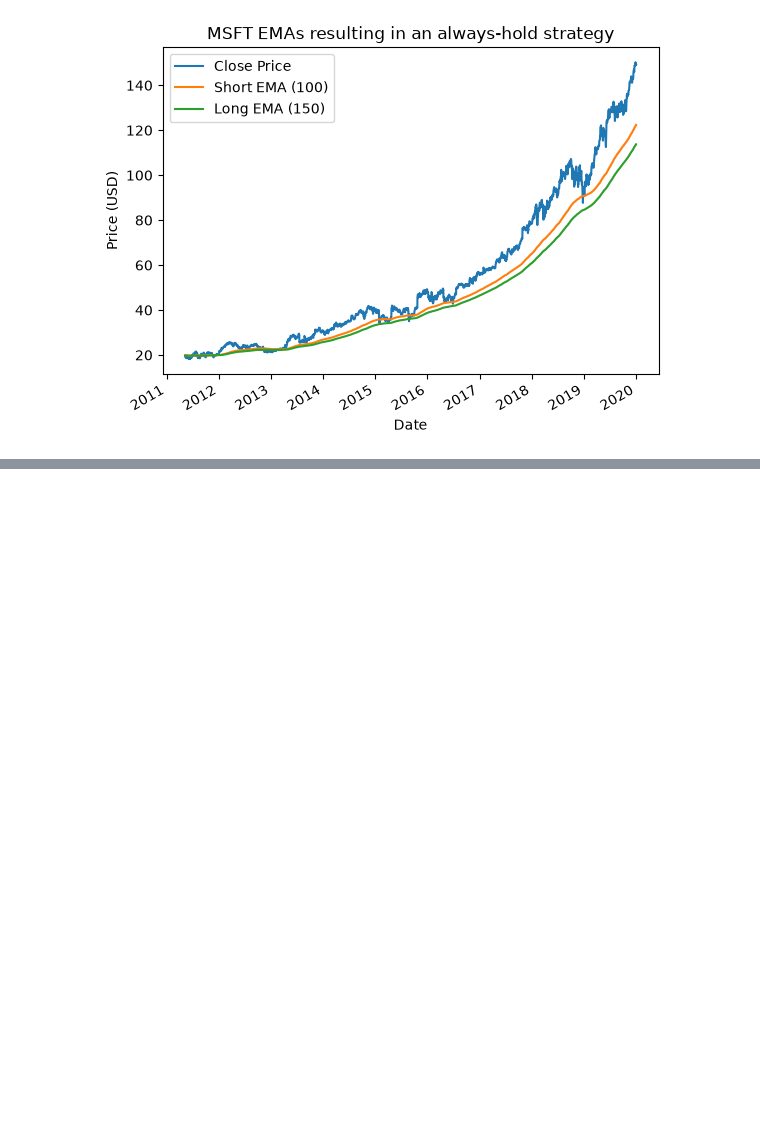
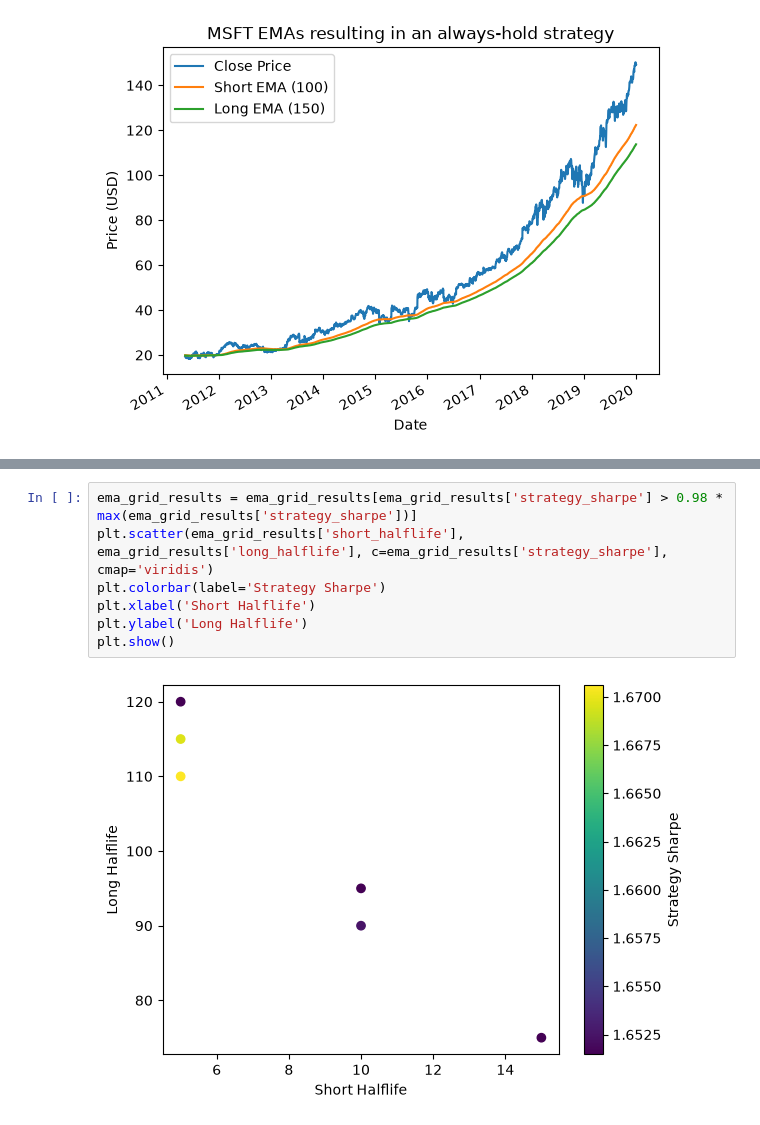
Before and after one commit to charlien74/systematic-trading-research, a Jupyter notebook: notebooks/01_exponential_moving_averages.ipynb, the cells around one changed output, grey strips where cells are left out. Saved outputs shown, nothing was run; the diff lists cells and outputs as text; blank space fills up the shorter version.

```diff
--- a/notebooks/01_exponential_moving_averages.ipynb
+++ b/notebooks/01_exponential_moving_averages.ipynb
@@ -326,0 +341,9 @@ averaged_df.sort_values(by="strategy_sharpe", ascending=False).head(10)
+# %%
+ema_grid_results = ema_grid_results[ema_grid_results['strategy_sharpe'] > 0.98 * max(ema_grid_results['strategy_sharpe'])]
+plt.scatter(ema_grid_results['short_halflife'], ema_grid_results['long_halflife'], c=ema_grid_results['strategy_sharpe'], cmap='viridis')
+plt.colorbar(label='Strategy Sharpe')
+plt.xlabel('Short Halflife')
+plt.ylabel('Long Halflife')
+plt.show()
+# %% [output]
+[figure, added]
```
Also changed, not shown: parts of 13 cells of this notebook.
